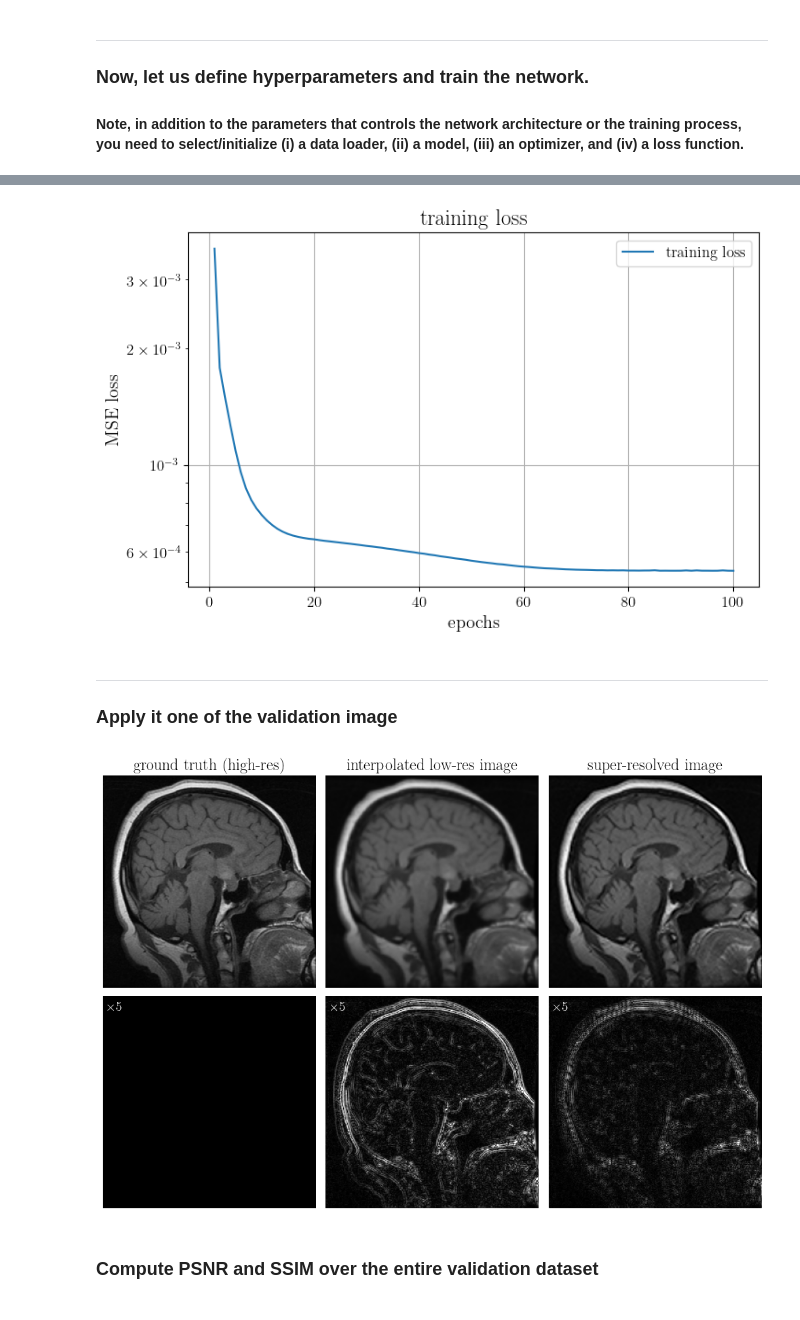
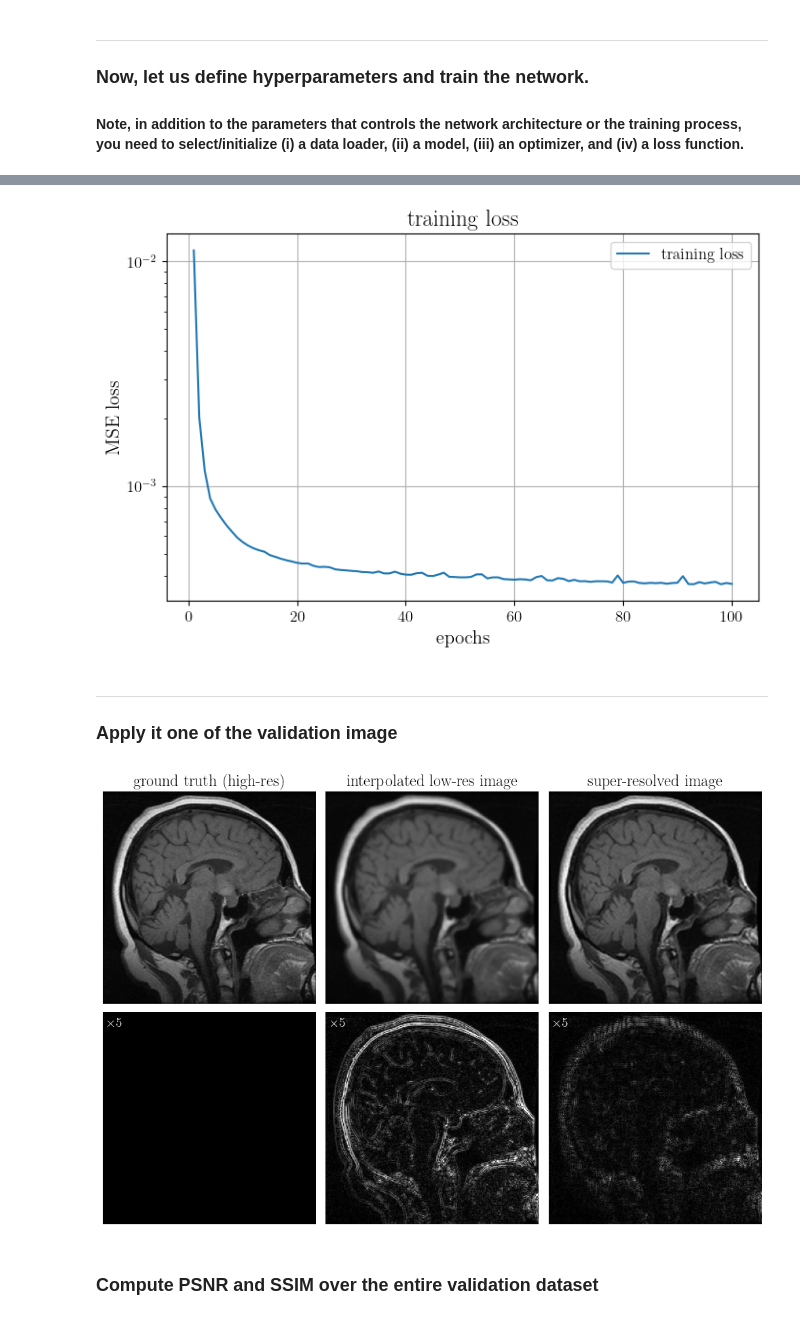
Before and after one commit to kangaaroob/BME5710-FinalProject, a Jupyter notebook: trivialnet.ipynb, the cells around one changed output, grey strips where cells are left out. Cells and saved outputs as stored; diff of their text form; code cells hidden in the pictures.

```diff
--- a/trivialnet.ipynb
+++ b/trivialnet.ipynb
@@ -156,38 +140,38 @@ class UNet(nn.Module):
 ___
 ### Create a function to execute training. Note, we will call this function later.
 # %%
-def train_model(model, opt, criterion, train_loader, num_epoch):
+def train_model(vgg_model, opt, criterion, train_loader, num_epoch):
     avg_train_losses = []
 
-    for epoch in range(num_epoch):  # Loop over the dataset multiple times
-        model.train()
+    for epoch in range(num_epoch):
+        vgg_model.train()
         total_train_loss = 0
 
-        for i, (x_tr_batch, y_tr_batch) in enumerate(train_loader):  # Loop over mini-batches
+        for i, (x_tr_batch, y_tr_batch) in enumerate(train_loader):
             x_tr_batch, y_tr_batch = x_tr_batch.to(device), y_tr_batch.to(device)
 
             # Upsample low-resolution input to 256x256
             x_tr_batch = torch.nn.functional.interpolate(x_tr_batch, scale_factor=2, mode='bilinear', align_corners=False)
 
-            opt.zero_grad()  # Delete previous gradients
-            y_hat_tr_batch = model(x_tr_batch)  # Forward pass
-            loss = criterion(y_hat_tr_batch, y_tr_batch)  # Compute loss
-            loss.backward()  # Backward pass
-            opt.step()  # Update weights
-            total_train_loss += loss.item()  # Accumulate loss
+            opt.zero_grad()
+            y_hat_tr_batch = vgg_model(x_tr_batch)
+            loss = criterion(y_hat_tr_batch, y_tr_batch)
+            loss.backward()
+            opt.step()
+            total_train_loss += loss.item()
 
             if (i + 1) % 10 == 0:
                 print(f'Epoch {epoch+1}, Iteration {i+1}, Loss: {loss.item():.6f}')
 
-        avg_train_loss = total_train_loss / len(train_loader)  # Compute average loss
-        avg_train_losses.append(avg_train_loss)  # Store average loss
+        avg_train_loss = total_train_loss / len(train_loader)
+        avg_train_losses.append(avg_train_loss)
 
     # Plot training loss
     fig, ax = plt.subplots(figsize=(8, 5))
     ax.plot(range(1, num_epoch + 1), avg_train_losses, label='training loss')
     ax.set_xlabel('epochs')
     ax.set_ylabel('MSE loss')
-    ax.set_yscale('log')  # Log scale for better visualization
+    ax.set_yscale('log')
     ax.set_title('training loss')
     ax.grid(True)
     ax.legend()
@@ -198,16 +182,16 @@ ___
 
 #### Note, in addition to the parameters that controls the network architecture or the training process, you need to select/initialize (i) a data loader, (ii) a model, (iii) an optimizer, and (iv) a loss function.
 # %%
-batch_size = 5  # Number of complete images in each batch
-lr = 1e-3  # Learning rate
-num_epoch = 100  # Epochs
+batch_size = 5
+lr = 1e-3
+num_epoch = 100
 
-# Model, criterion, and optimizer
+# ====== TRAINING PREP ======
 train_loader = create_loader(train_dataset, batch_size)
-model = TrivialNet().to(device)  # Pick a model and move to GPU/CPU
-opt = optim.Adam(model.parameters(), lr=lr)  # Pick an optimizer
-criterion = nn.MSELoss()  # Pick a loss function
+vgg_model = SimpleSRCNN().to(device)
+opt = optim.Adam(vgg_model.parameters(), lr=lr)
+criterion = nn.MSELoss()
 
-# Train the model
-train_model(model, opt, criterion, train_loader, num_epoch)
+# ====== TRAINING ======
+train_model(vgg_model, opt, criterion, train_loader, num_epoch)
 # %% [output]
@@ -231,4 +215,4 @@ Epoch 100, Iteration 40, Loss: 0.000620
-[figure, old version]
+[figure, new version]
 # %% [markdown]
 ___
 ### Apply it one of the validation image
@@ -236,7 +220,7 @@ ___
 # Create the dataset for validation images
 val_dataset = TIFFDataset('data/val/high-res', 'data/val/low-res', transform=transform)
 
-# Load one (low-res, high-res) image pair from validation dataset and move it to the dedvice
+# Load one (low-res, high-res) image pair from validation dataset and move it to the device
 val_low_res, val_high_res = val_dataset[1]  # Input (128x128), Ground truth (256x256)
 val_low_res, val_high_res = val_low_res.to(device), val_high_res.to(device)
 
@@ -244,7 +228,7 @@ val_low_res, val_high_res = val_low_res.to(device), val_high_res.to(device)
 val_low_res_interpolated = torch.nn.functional.interpolate(val_low_res.unsqueeze(0), scale_factor=2, mode='bilinear', align_corners=False).squeeze(0)
 
 # Apply the trained model to super-resolve the interpolated low-res image
-val_super_res = model(val_low_res_interpolated.unsqueeze(0)).detach().squeeze(0)  # Remove batch dimension
+val_super_res = vgg_model(val_low_res_interpolated.unsqueeze(0)).detach().squeeze(0)  # Remove batch dimension
 
 # Convert tensors to numpy for visualization
 val_low_res_np = val_low_res_interpolated.squeeze().cpu().numpy()  # Use the interpolated version for error maps
@@ -283,7 +267,7 @@ ax[1, 2].text(0.02, 0.98, r'$\times 5$', transform=ax[1, 2].transAxes, fontsize=
 plt.tight_layout()
 plt.show()
 # %% [output]
-[figure, old version]
+[figure, new version]
 # %% [markdown]
 ### Compute PSNR and SSIM over the entire validation dataset
 # %%
```
Also changed, not shown: parts of 6 cells of this notebook.
